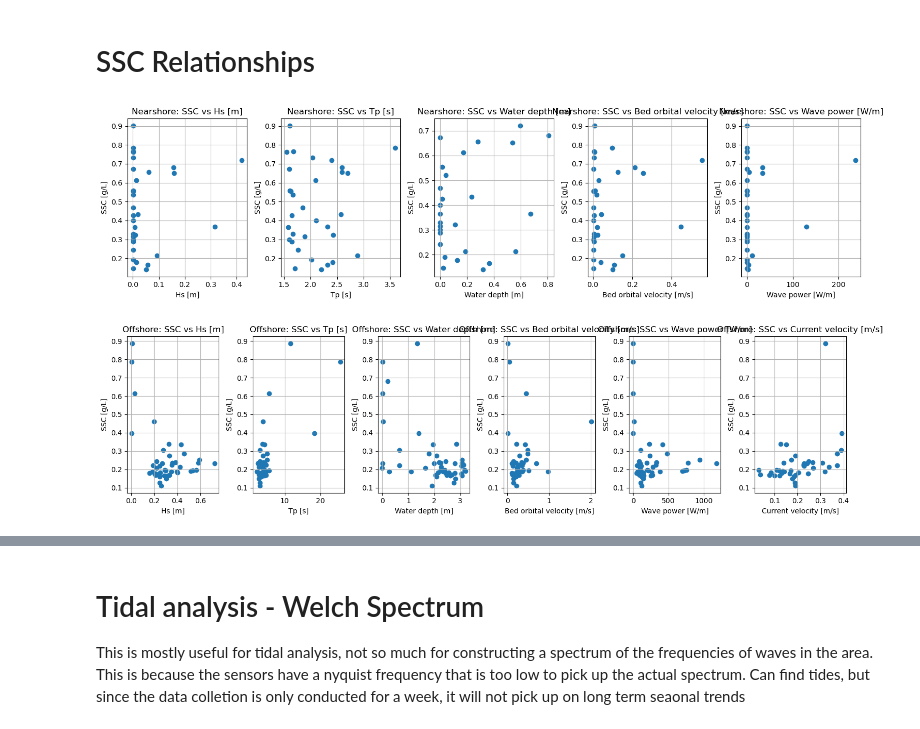
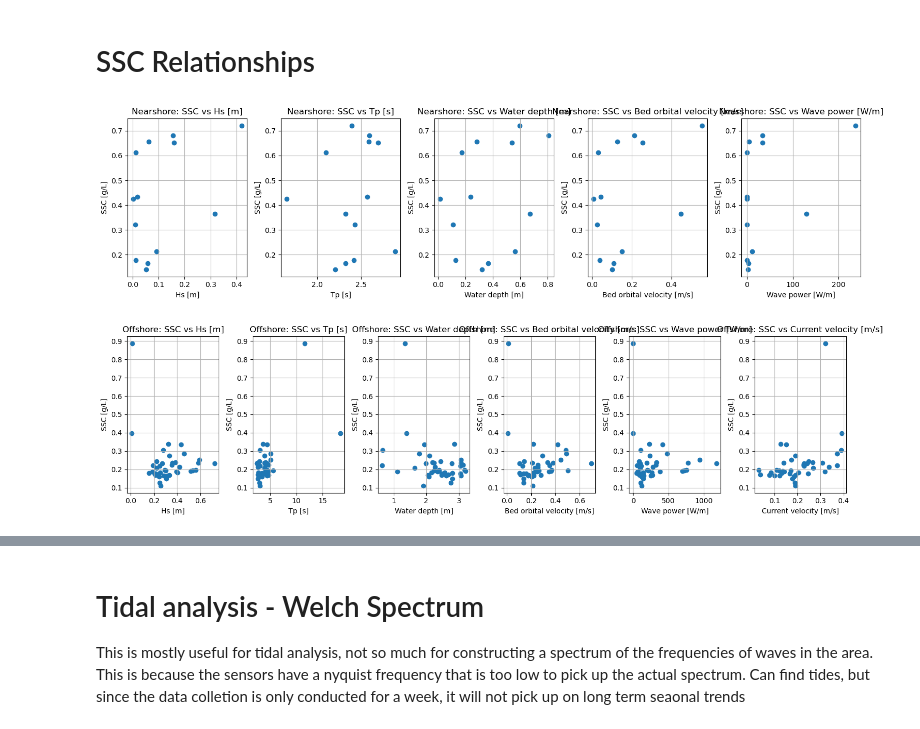
Before and after one commit to ingebrijker/MekongDeltaMDP, a Jupyter notebook: hydro_src/data_parsing.ipynb, the cells around one changed output, grey strips where cells are left out. Cells and saved outputs as stored; diff of their text form; code cells hidden in the pictures.

Commit message:
Some figures and tables added for data analysis

```diff
--- a/hydro_src/data_parsing.ipynb
+++ b/hydro_src/data_parsing.ipynb
@@ -410,9 +410,17 @@ VC-BUOY-S:
 Therefore dispersion-based wavelength, C, Cg and wave power are not calculated for the 2026 datasets unless additional Tp or local depth data becomes available.
 # %%
 wave_data = {
-    "VC-NEAR TWR": processed[2025]["twr_wave"],
-    "VC-OFF ADCP": processed[2025]["adcp_wave"],
-    "VC-OFF Buoy": processed[2025]["buoy_wave_depth"]
+    "VC-NEAR TWR": processed[2025]["twr_wave"].loc[
+        ~processed[2025]["twr_wave"]["dry_or_exposed"]
+    ],
+
+    "VC-OFF ADCP": processed[2025]["adcp_wave"].loc[
+        processed[2025]["adcp_wave"]["Depth"] >= 0.35
+    ],
+
+    "VC-OFF Buoy": processed[2025]["buoy_wave_depth"].loc[
+        ~processed[2025]["buoy_wave_depth"]["QA_outlier"]
+    ]
 }
 
 summary = []
@@ -537,6 +545,22 @@ near_2026 = pd.merge(
     on="Date_time",
     how="inner"
 )
+# %%
+# Nearshore: exclude dry/exposed TWR measurements
+near_ssc_valid = near_2025_ssc.loc[
+    (near_2025_ssc["dry_or_exposed"] == False)
+    & (near_2025_ssc["Water_depth"] > 0)
+].copy()
+
+# Offshore: exclude ADCP measurements below reliable depth
+off_ssc_valid = off_2025_ssc.loc[
+    off_2025_ssc["Depth"] >= 0.35
+].copy()
+
+# Offshore hydrodynamic data
+off_2025_valid = off_2025.loc[
+    off_2025["Depth"] >= 0.35
+].copy()
 # %% [markdown]
 # Plotting section (quick check of parameters, fill in yourself)
 # %%
@@ -684,23 +827,23 @@ def plot_ssc_relationships(df, variables, labels, location):
 # %%
 # Nearshore SSC relationships
 
 plot_ssc_relationships(
-    near_2025_ssc,
+    near_ssc_valid,
     ["Hs", "Tp", "Water_depth", "U_bed", "P"],
     ["Hs [m]",
      "Tp [s]",
      "Water depth [m]",
      "Bed orbital velocity [m/s]",
      "Wave power [W/m]"],
     "Nearshore"
 )
 # %% [output]
-[figure, old version]
+[figure, new version]
 # %%
 # Offshore SSC relationships
 
 plot_ssc_relationships(
-    off_2025_ssc,
+    off_ssc_valid,
     ["Hs", "Tp", "Depth", "U_bed", "P", "Current_velocity"],
     ["Hs [m]",
      "Tp [s]",
@@ -711,4 +854,4 @@ plot_ssc_relationships(
     "Offshore"
 )
 # %% [output]
-[figure, old version]
+[figure, new version]
```
Also changed, not shown: parts of 14 cells of this notebook.
